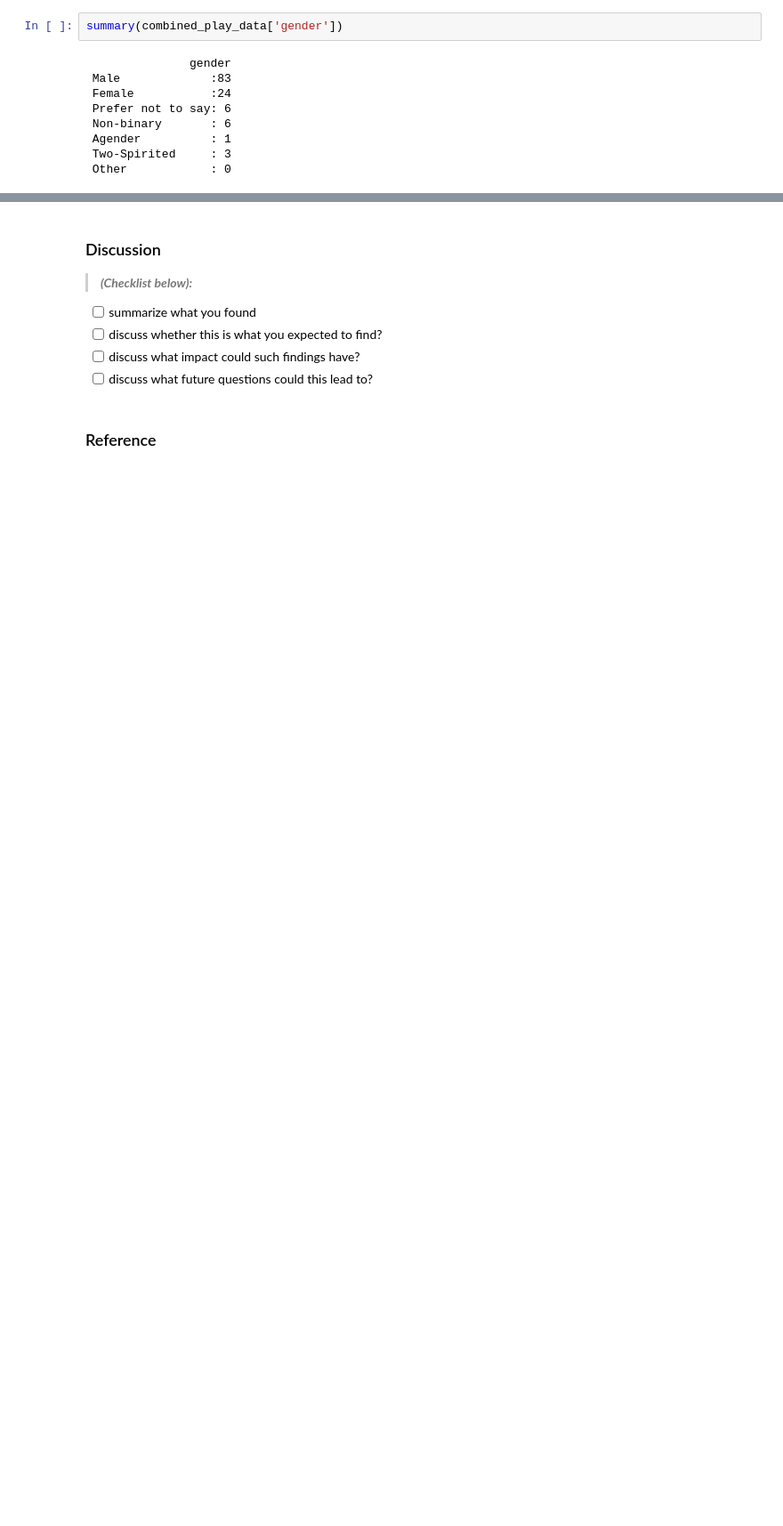
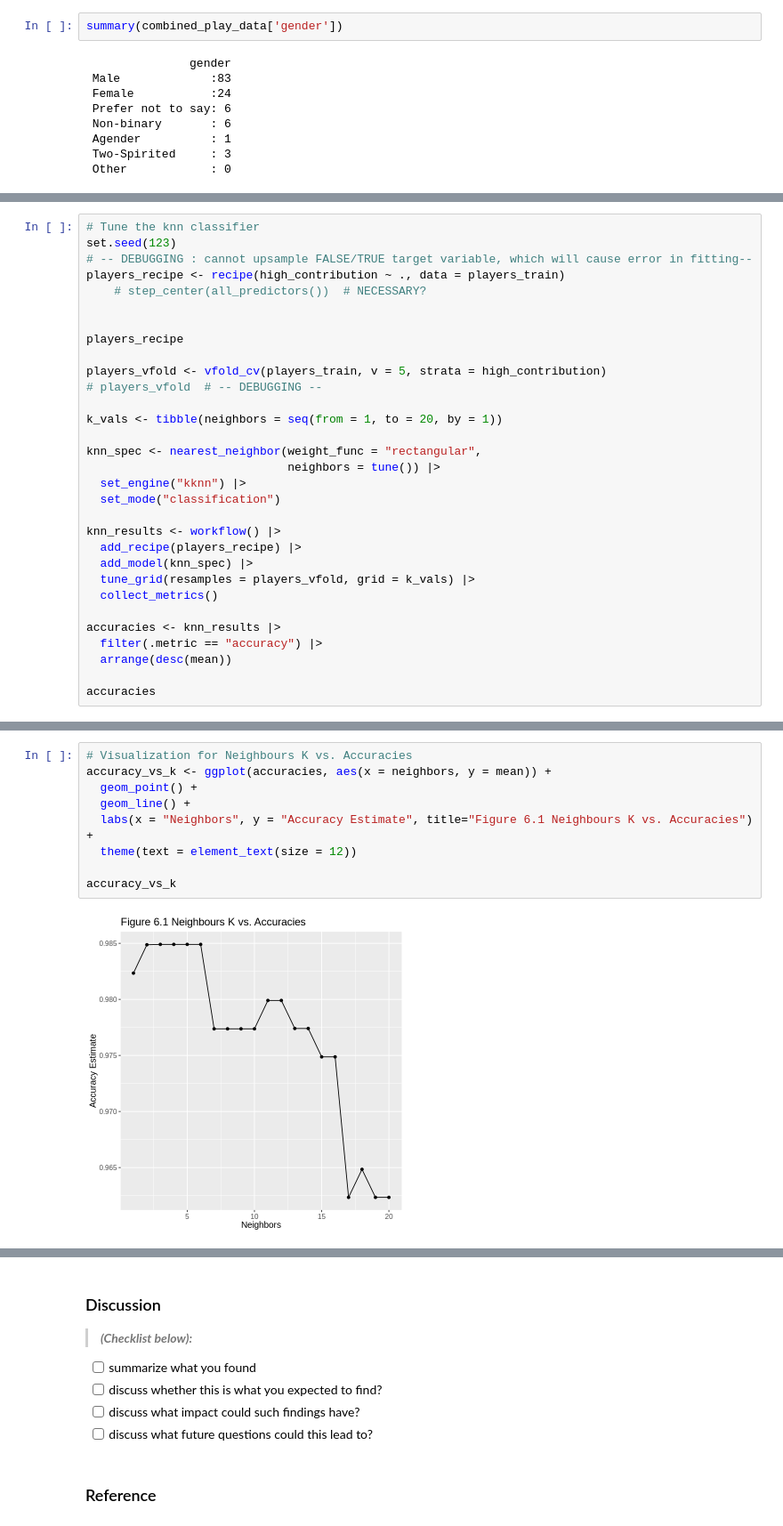
Before and after one commit to JosFen/Data-Science-Project-on-Minecraft-players-on-PlaiAI, a Jupyter notebook: project_final.ipynb, the cells around one changed output, grey strips where cells are left out. Shown at 89% size. Drawn from its saved outputs; the diff is of its cells as text; blank space fills up the shorter version.

```diff
--- a/project_final.ipynb
+++ b/project_final.ipynb
@@ -443,0 +453,31 @@ The dataset will be split into **80% training** and **20% testing** sets. We wil
+# %%
+# Tune the knn classifier
+set.seed(123)
+# -- DEBUGGING : cannot upsample FALSE/TRUE target variable, which will cause error in fitting--
+players_recipe <- recipe(high_contribution ~ ., data = players_train)
+    # step_center(all_predictors())  # NECESSARY?
+
+
+players_recipe
+
+players_vfold <- vfold_cv(players_train, v = 5, strata = high_contribution)
+# players_vfold  # -- DEBUGGING --
+
+k_vals <- tibble(neighbors = seq(from = 1, to = 20, by = 1))
+
+knn_spec <- nearest_neighbor(weight_func = "rectangular",
+                             neighbors = tune()) |>
+  set_engine("kknn") |>
+  set_mode("classification")
+
+knn_results <- workflow() |>
+  add_recipe(players_recipe) |>
+  add_model(knn_spec) |>
+  tune_grid(resamples = players_vfold, grid = k_vals) |>
+  collect_metrics()
+
+accuracies <- knn_results |>
+  filter(.metric == "accuracy") |>
+  arrange(desc(mean))
+
+accuracies
@@ -443,0 +514,11 @@ The dataset will be split into **80% training** and **20% testing** sets. We wil
+# %%
+# Visualization for Neighbours K vs. Accuracies
+accuracy_vs_k <- ggplot(accuracies, aes(x = neighbors, y = mean)) +
+  geom_point() +
+  geom_line() +
+  labs(x = "Neighbors", y = "Accuracy Estimate", title="Figure 6.1 Neighbours K vs. Accuracies") +
+  theme(text = element_text(size = 12))
+
+accuracy_vs_k
+# %% [output]
+[figure, added]
```
Also changed, not shown: parts of 11 cells of this notebook.
